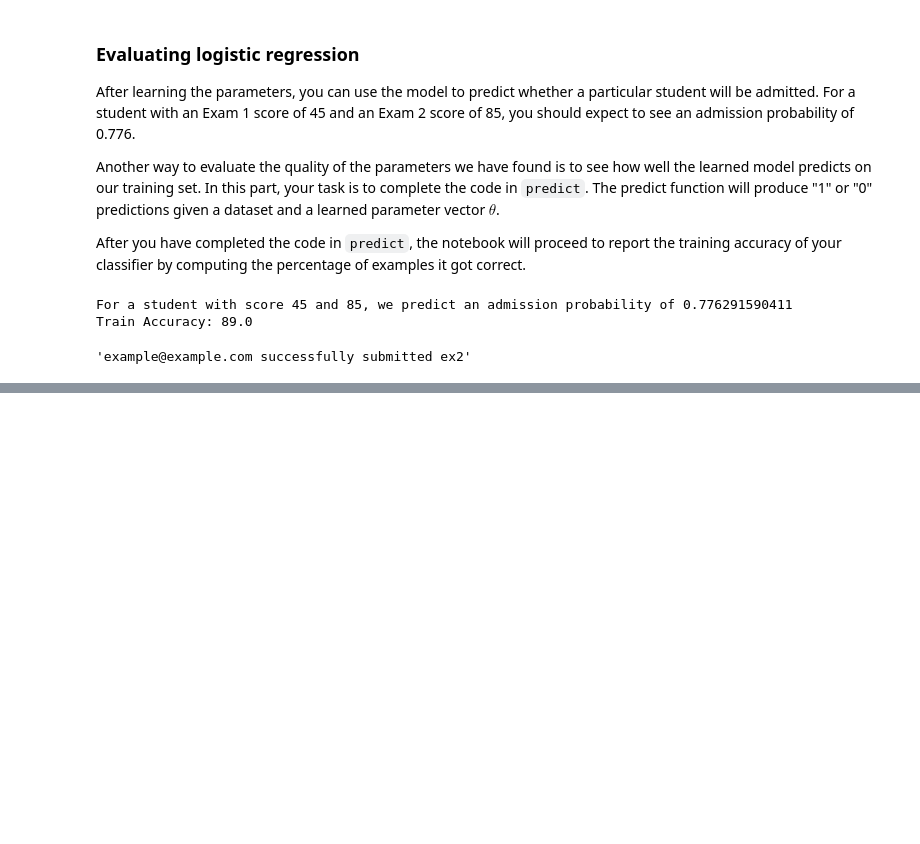
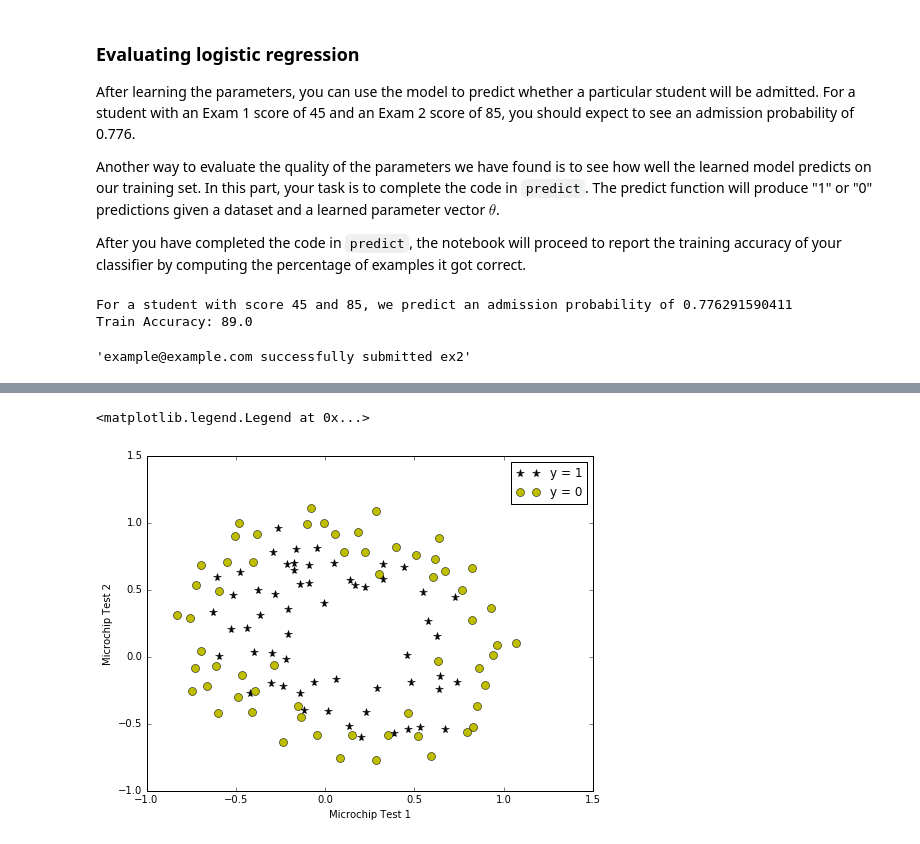
Before and after one commit to abhikpal/StanfordMachineLearning-Python, a Jupyter notebook: ex2_logistic_regression.ipynb, the cells around one changed output, grey strips where cells are left out. Drawn from its saved outputs; the diff is of its cells as text; code cells hidden in the pictures; blank space fills up the shorter version.

```diff
--- a/ex2_logistic_regression.ipynb
+++ b/ex2_logistic_regression.ipynb
@@ -512,0 +546,24 @@ submit(login_email, submission_token)
+# %%
+# Load Data
+#  The first two columns contains the values and the third column
+#  contains the label.
+
+# read comma separated data
+data = pd.read_csv('./data/ex2/ex2data2.csv', header=None)
+
+X = np.array([data[0], data[1]]).T
+y = np.array([data[2]]).T
+
+plt.figure(figsize=(8, 6))
+plot_data(X, y)
+
+# Labels and Legend
+plt.xlabel('Microchip Test 1')
+plt.ylabel('Microchip Test 2')
+
+# Specified in plot order
+plt.legend(['y = 1', 'y = 0'])
+# plt.savefig('./figs/ex2_fig3.png')
+# %% [output]
+<matplotlib.legend.Legend at 0x...>
+[figure, added]
```
Also changed, not shown: parts of 28 cells of this notebook, 3 other files.
